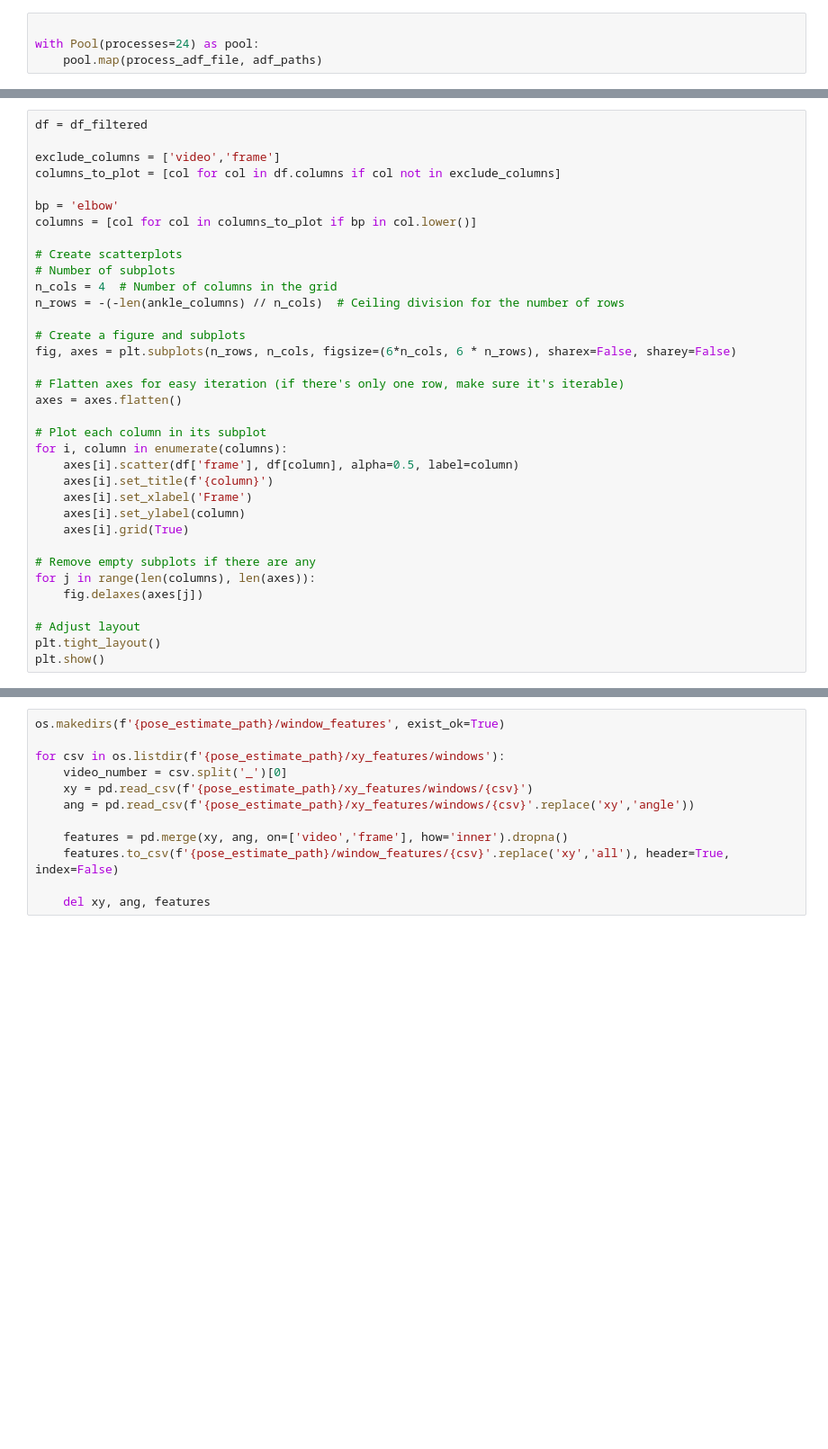
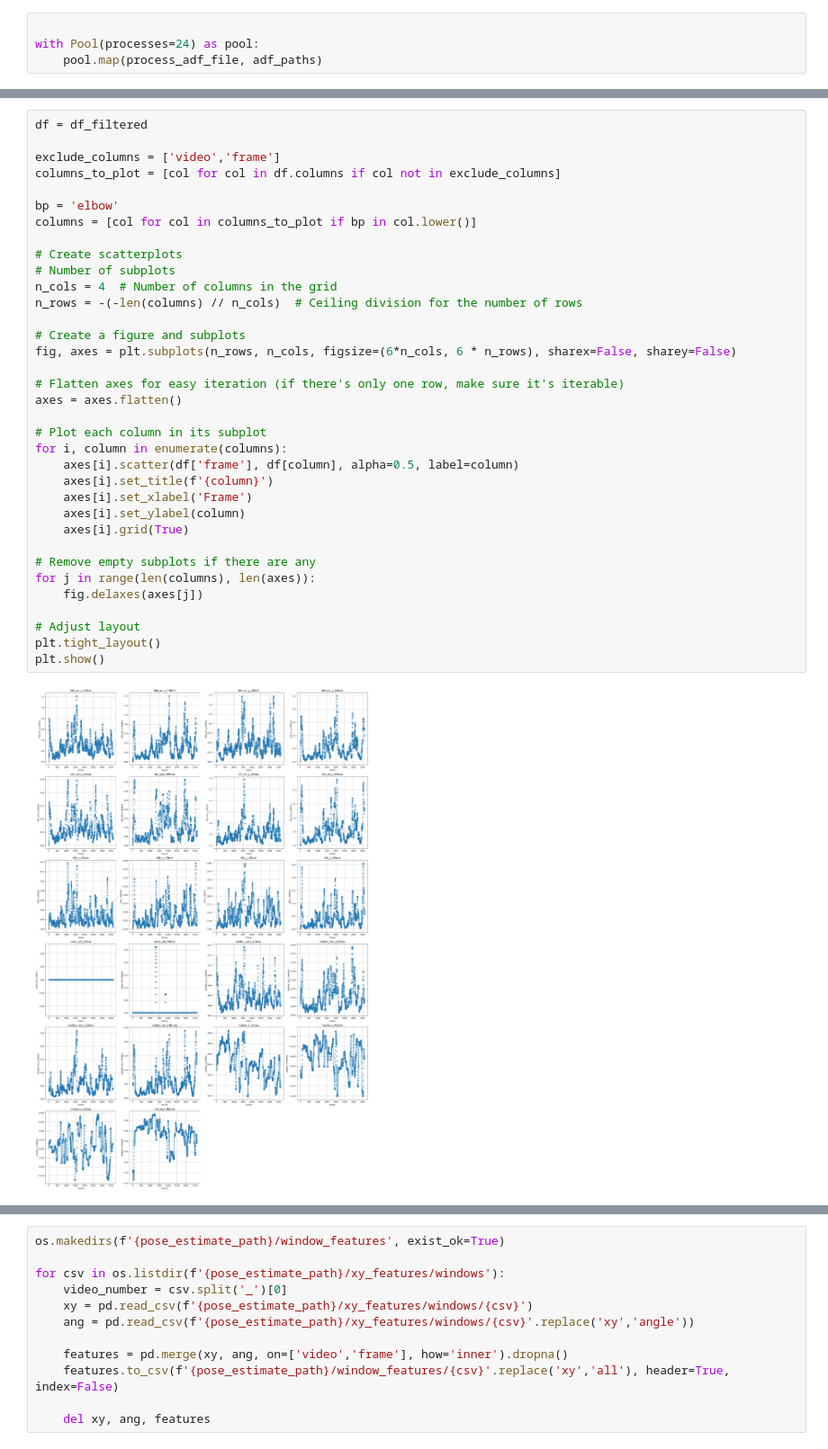
Before and after one commit to quietscientist/gma_score_prediction_from_video, a Jupyter notebook: 1_ProcessDetections.ipynb, the cells around one changed output, grey strips where cells are left out. Shown at 90% size. Cells and saved outputs as stored; diff of their text form; blank space fills up the shorter version.

```diff
--- a/1_ProcessDetections.ipynb
+++ b/1_ProcessDetections.ipynb
@@ -658,31 +691,33 @@ exclude_columns = ['video','frame']
 columns_to_plot = [col for col in df.columns if col not in exclude_columns]
 
 bp = 'elbow'
 columns = [col for col in columns_to_plot if bp in col.lower()]
 
 # Create scatterplots
 # Number of subplots
 n_cols = 4  # Number of columns in the grid
-n_rows = -(-len(ankle_columns) // n_cols)  # Ceiling division for the number of rows
+n_rows = -(-len(columns) // n_cols)  # Ceiling division for the number of rows
 
 # Create a figure and subplots
 fig, axes = plt.subplots(n_rows, n_cols, figsize=(6*n_cols, 6 * n_rows), sharex=False, sharey=False)
 
 # Flatten axes for easy iteration (if there's only one row, make sure it's iterable)
 axes = axes.flatten()
 
 # Plot each column in its subplot
 for i, column in enumerate(columns):
     axes[i].scatter(df['frame'], df[column], alpha=0.5, label=column)
     axes[i].set_title(f'{column}')
     axes[i].set_xlabel('Frame')
     axes[i].set_ylabel(column)
     axes[i].grid(True)
 
 # Remove empty subplots if there are any
 for j in range(len(columns), len(axes)):
     fig.delaxes(axes[j])
 
 # Adjust layout
 plt.tight_layout()
 plt.show()
+# %% [output]
+[figure, added]
```
Also changed, not shown: parts of 16 cells of this notebook.
